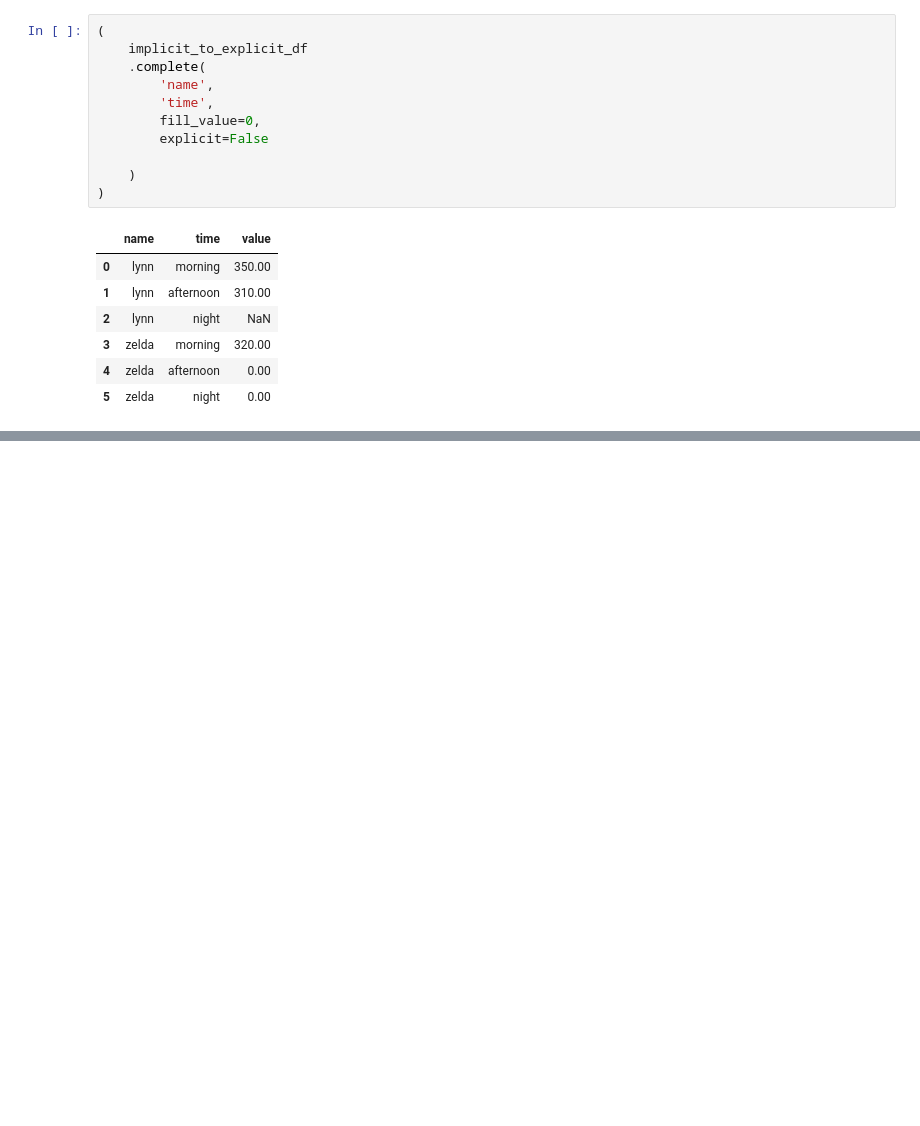
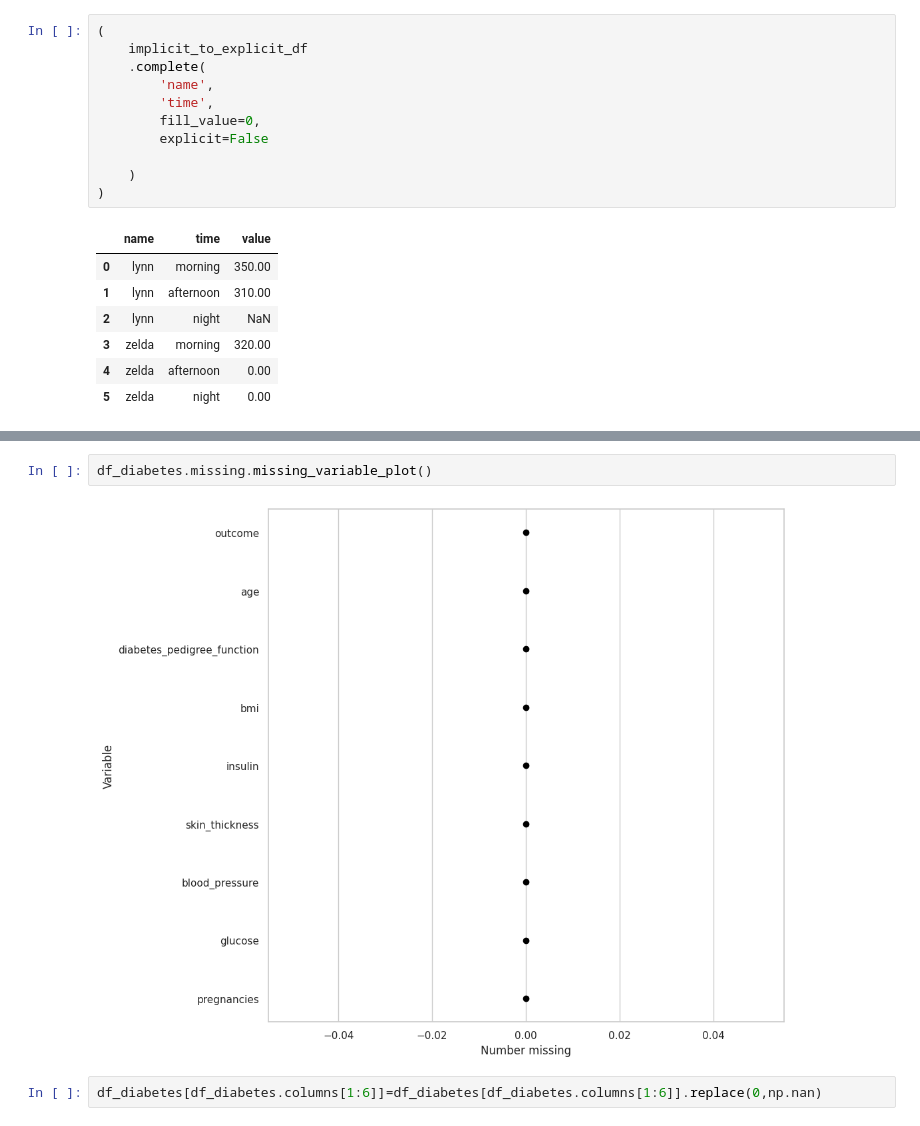
Before and after one commit to AleexSilva/Training-MissingData, a Jupyter notebook: exploring_missing_values.ipynb, the cells around one changed output, grey strips where cells are left out. Drawn from its saved outputs; the diff is of its cells as text; blank space fills up the shorter version.

```diff
--- a/exploring_missing_values.ipynb
+++ b/exploring_missing_values.ipynb
@@ -605,0 +615,6 @@ dtype: int64
+# %%
+df_diabetes.missing.missing_variable_plot()
+# %% [output]
+[figure, added]
+# %%
+df_diabetes[df_diabetes.columns[1:6]]=df_diabetes[df_diabetes.columns[1:6]].replace(0,np.nan)
```
Also changed, not shown: parts of 9 cells of this notebook.
